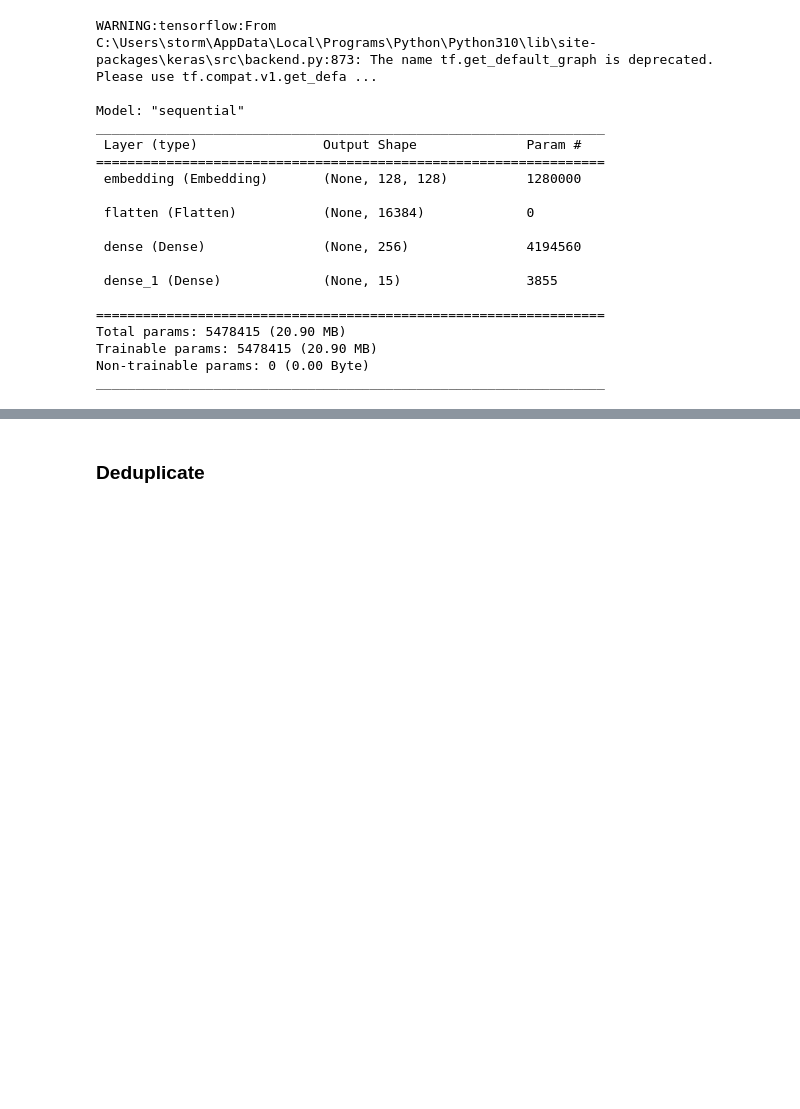
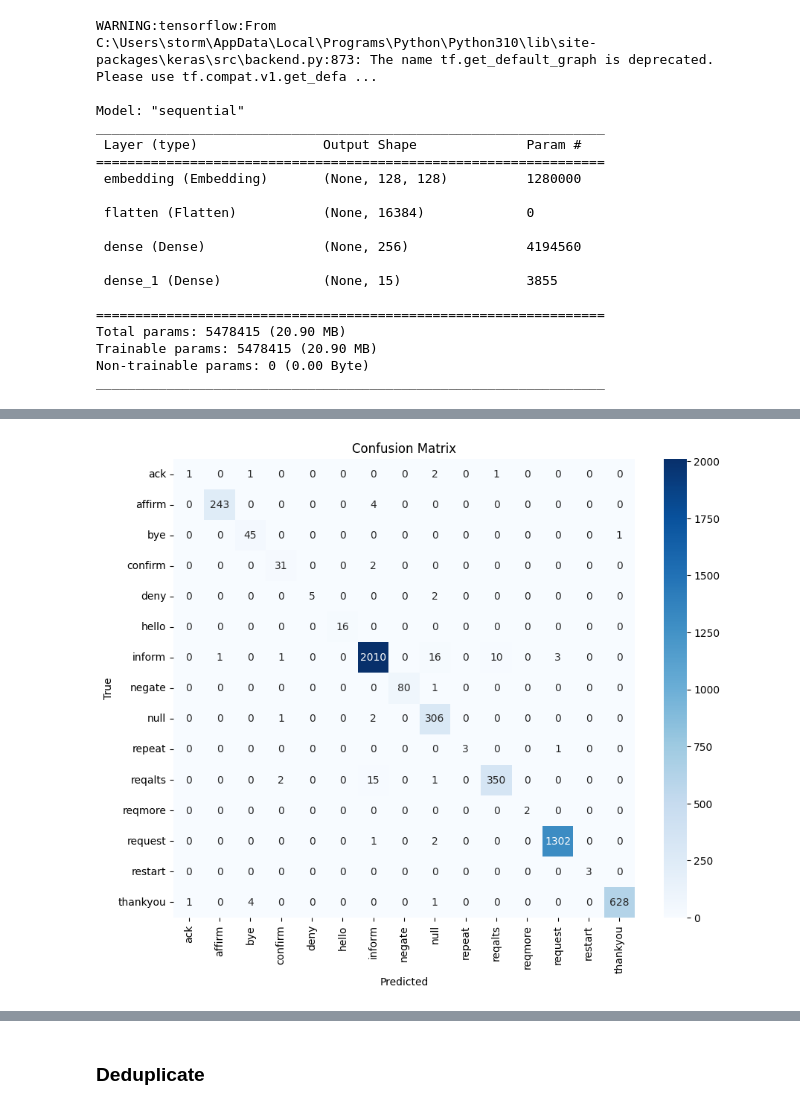
Before and after one commit to stormjoannes/MAIR_1, a Jupyter notebook: assignment 1.ipynb, the cells around one changed output, grey strips where cells are left out. Drawn from its saved outputs; the diff is of its cells as text; code cells hidden in the pictures; blank space fills up the shorter version.

```diff
--- a/assignment 1.ipynb
+++ b/assignment 1.ipynb
@@ -334,25 +319,22 @@ weighted avg       0.98      0.98      0.98      5101
 # %%
-from sklearn.metrics import confusion_matrix
-import seaborn as sns
-import matplotlib.pyplot as plt
+def confusion_matrix(sentences, labels):
+    # Get the predictions for the test set
+    y_pred = model.predict(sentences)
+    y_pred_labels = np.argmax(y_pred, axis=1)  # Convert probabilities to predicted class labels
 
-# Get the predictions for the test set
-y_pred = model.predict(test_sentences)
-y_pred_labels = np.argmax(y_pred, axis=1)  # Convert probabilities to predicted class labels
+    # Use test_labels directly if they are not one-hot encoded
+    y_true_labels = labels
 
-# Use test_labels directly if they are not one-hot encoded
-y_true_labels = test_labels
+    # Generate confusion matrix
+    cm = sklearn_confusion_matrix(y_true_labels, y_pred_labels)
 
-# Generate confusion matrix
-cm = confusion_matrix(y_true_labels, y_pred_labels)
+    # Get the actual class names (the inverse transform from LabelEncoder)
+    class_names = le.inverse_transform(np.unique(y_true_labels))
 
-# Get the actual class names (the inverse transform from LabelEncoder)
-class_names = le.inverse_transform(np.unique(y_true_labels))
-
-# Plot the confusion matrix with actual labels
-plt.figure(figsize=(10, 8))
-sns.heatmap(cm, annot=True, fmt='d', cmap='Blues', xticklabels=class_names, yticklabels=class_names)
-plt.xlabel('Predicted')
-plt.ylabel('True')
-plt.title('Confusion Matrix')
-plt.show()
+    # Plot the confusion matrix with actual labels
+    plt.figure(figsize=(10, 8))
+    sns.heatmap(cm, annot=True, fmt='d', cmap='Blues', xticklabels=class_names, yticklabels=class_names)
+    plt.xlabel('Predicted')
+    plt.ylabel('True')
+    plt.title('Confusion Matrix')
+    plt.show()
@@ -361,0 +341,3 @@ plt.show()
+# %%
+confusion_matrix(test_sentences, test_labels)
+# %% [output]
@@ -362,3 +345,4 @@ plt.show()
+[figure, added]
 # %%
 test_loss, test_acc = model.evaluate(test_sentences, test_labels)
 print(f"Test Accuracy: {test_acc * 100:.2f}%")
```
Also changed, not shown: parts of 27 cells of this notebook.
